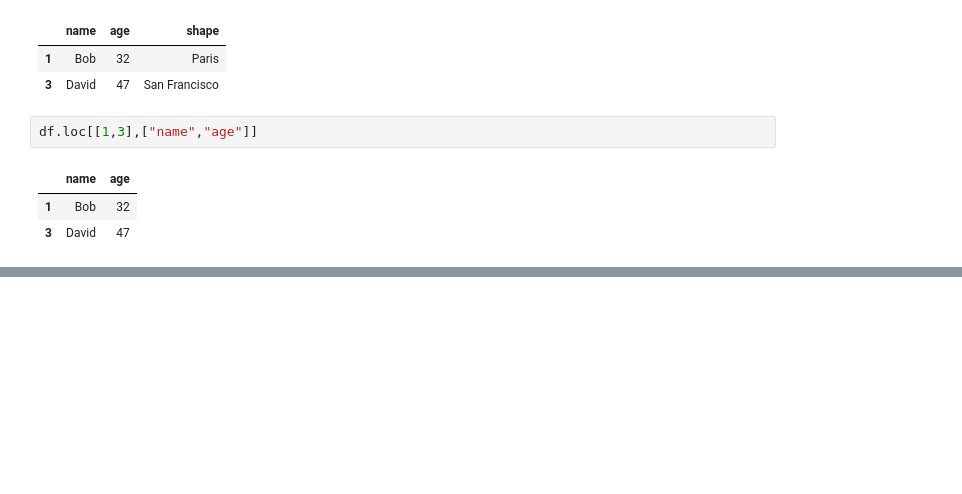
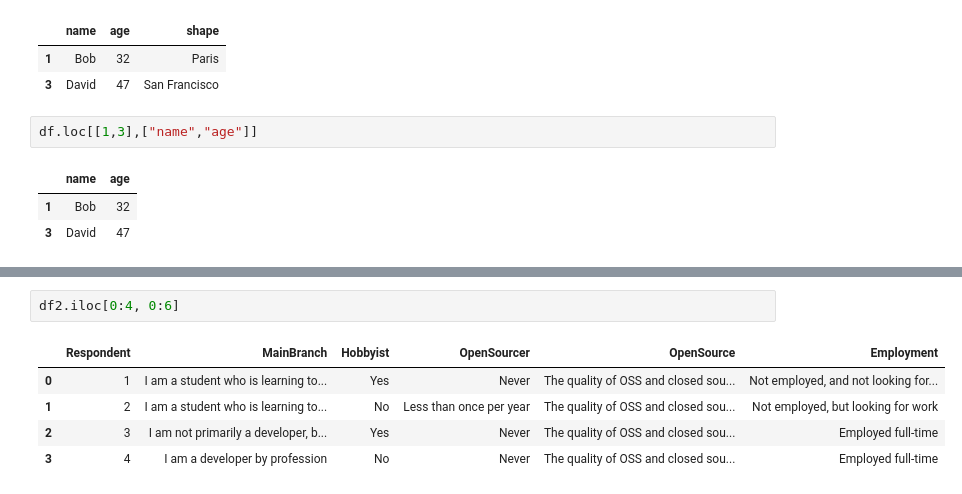
Before and after one commit to TechieBalu/Guide-To-Advance-Python-Concepts, a Jupyter notebook: Pandas by Corey Schafer/2- Dataframes and Series.ipynb, the cells around one changed output, grey strips where cells are left out. Saved outputs shown, nothing was run; the diff lists cells and outputs as text; blank space fills up the shorter version.

```diff
--- a/Pandas by Corey Schafer/2- Dataframes and Series.ipynb
+++ b/Pandas by Corey Schafer/2- Dataframes and Series.ipynb
@@ -195,0 +279,8 @@ df.loc[[1,3],["name","age"]]
+# %%
+df2.iloc[0:4, 0:6]
+# %% [output]
+|  | Respondent | MainBranch | Hobbyist | OpenSourcer | OpenSource | Employment |
+| 0 | 1 | I am a student who is learning to... | Yes | Never | The quality of OSS and closed sou... | Not employed, and not looking for... |
+| 1 | 2 | I am a student who is learning to... | No | Less than once per year | The quality of OSS and closed sou... | Not employed, but looking for work |
+| 2 | 3 | I am not primarily a developer, b... | Yes | Never | The quality of OSS and closed sou... | Employed full-time |
+| 3 | 4 | I am a developer by profession | No | Never | The quality of OSS and closed sou... | Employed full-time |
```
Also changed, not shown: parts of 14 cells of this notebook.
